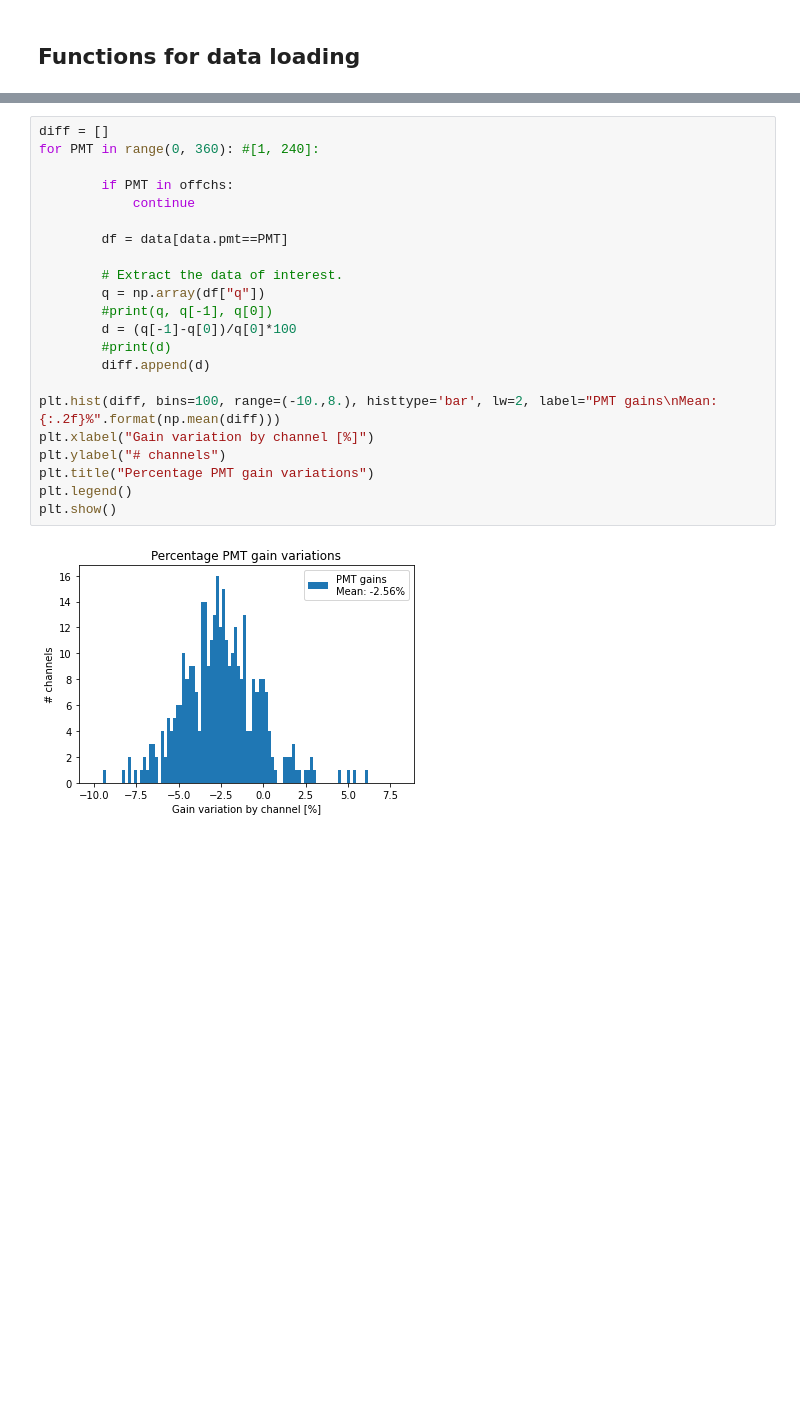
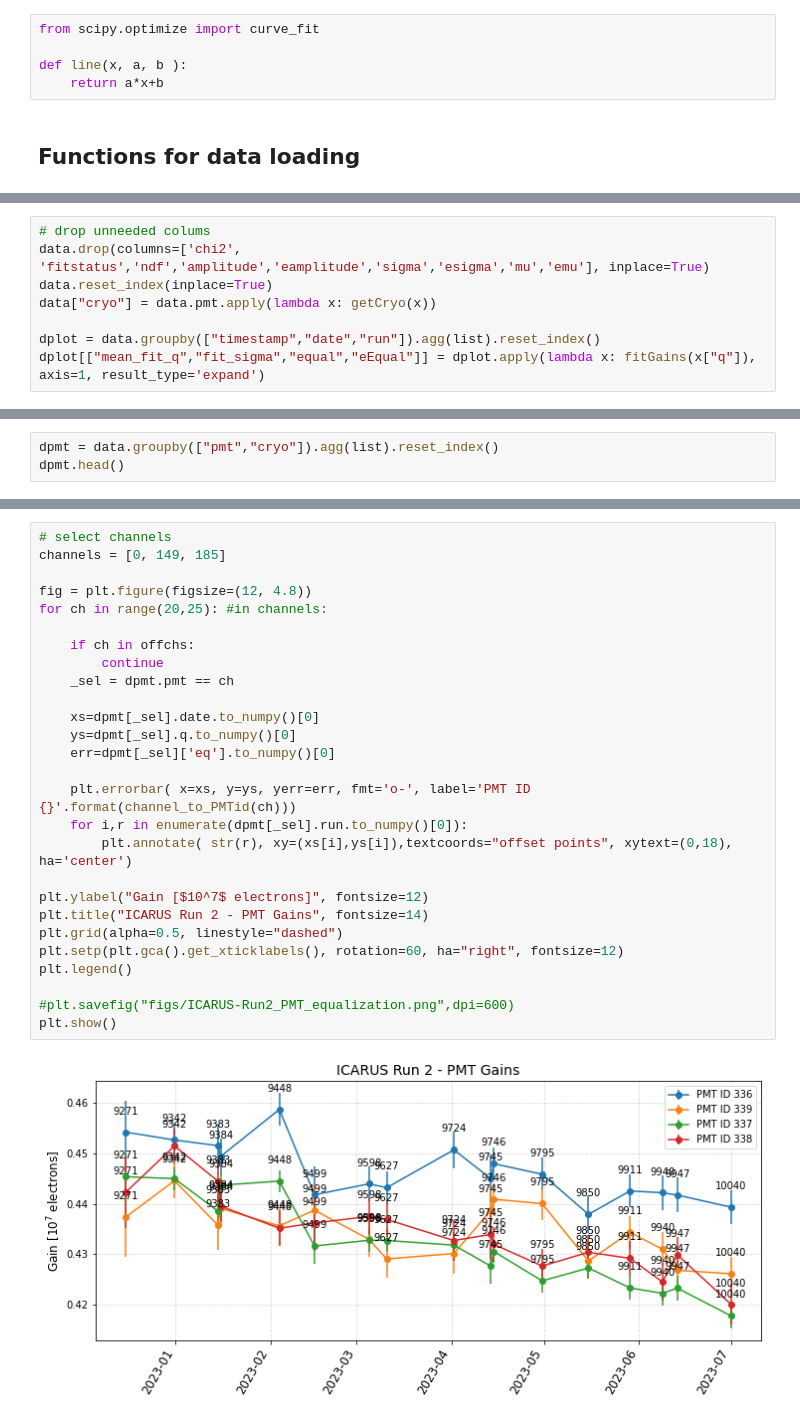
Before and after one commit to mvicenzi/pmt-calibration, a Jupyter notebook: analyze_runs/python/check-gain-timeseries.ipynb, the cells around one changed output, grey strips where cells are left out. Drawn from its saved outputs; the diff is of its cells as text; blank space fills up the shorter version.

```diff
--- a/analyze_runs/python/check-gain-timeseries.ipynb
+++ b/analyze_runs/python/check-gain-timeseries.ipynb
@@ -45,3 +67,8 @@ def PMTid_to_channel(pmt_ids):
+# %%
+from scipy.optimize import curve_fit
+
+def line(x, a, b ):
+    return a*x+b
 # %% [markdown]
 ## Functions for data loading
 # %%
@@ -126 +160,9 @@ dataDict = dataLoaderDict( offchs, interval= trange, sourcedir = sdir )
 Import data in folder/icarus/data/users/mvicenzi/pmt-calibration/calibrationdb/ for interval (1671100000:1702598400)
+# %%
+# drop unneeded colums
+data.drop(columns=['chi2', 'fitstatus','ndf','amplitude','eamplitude','sigma','esigma','mu','emu'], inplace=True)
+data.reset_index(inplace=True)
+data["cryo"] = data.pmt.apply(lambda x: getCryo(x))
+
+dplot = data.groupby(["timestamp","date","run"]).agg(list).reset_index()
+dplot[["mean_fit_q","fit_sigma","equal","eEqual"]] = dplot.apply(lambda x: fitGains(x["q"]), axis=1, result_type='expand')
@@ -168,0 +240,3 @@ plt.show()
+# %%
+dpmt = data.groupby(["pmt","cryo"]).agg(list).reset_index()
+dpmt.head()
@@ -169,24 +250,29 @@ plt.show()
 # %%
-diff = []
-for PMT in range(0, 360): #[1, 240]:
+# select channels
+channels = [0, 149, 185]
 
-        if PMT in offchs:
-            continue
+fig = plt.figure(figsize=(12, 4.8))
+for ch in range(20,25): #in channels:
 
-        df = data[data.pmt==PMT]
+    if ch in offchs:
+        continue
+    _sel = dpmt.pmt == ch
 
-        # Extract the data of interest.
-        q = np.array(df["q"])
-        #print(q, q[-1], q[0])
-        d = (q[-1]-q[0])/q[0]*100
-        #print(d)
-        diff.append(d)
+    xs=dpmt[_sel].date.to_numpy()[0]
+    ys=dpmt[_sel].q.to_numpy()[0]
+    err=dpmt[_sel]['eq'].to_numpy()[0]
 
-plt.hist(diff, bins=100, range=(-10.,8.), histtype='bar', lw=2, label="PMT gains\nMean: {:.2f}%".format(np.mean(diff)))
-plt.xlabel("Gain variation by channel [%]")
-plt.ylabel("# channels")
-plt.title("Percentage PMT gain variations")
+    plt.errorbar( x=xs, y=ys, yerr=err, fmt='o-', label='PMT ID {}'.format(channel_to_PMTid(ch)))
+    for i,r in enumerate(dpmt[_sel].run.to_numpy()[0]):
+        plt.annotate( str(r), xy=(xs[i],ys[i]),textcoords="offset points", xytext=(0,18), ha='center')
+
+plt.ylabel("Gain [$10^7$ electrons]", fontsize=12)
+plt.title("ICARUS Run 2 - PMT Gains", fontsize=14)
+plt.grid(alpha=0.5, linestyle="dashed")
+plt.setp(plt.gca().get_xticklabels(), rotation=60, ha="right", fontsize=12)
 plt.legend()
+
+#plt.savefig("figs/ICARUS-Run2_PMT_equalization.png",dpi=600)
 plt.show()
 # %% [output]
-[figure, old version]
+[figure, new version]
```
Also changed, not shown: parts of 20 cells of this notebook.
